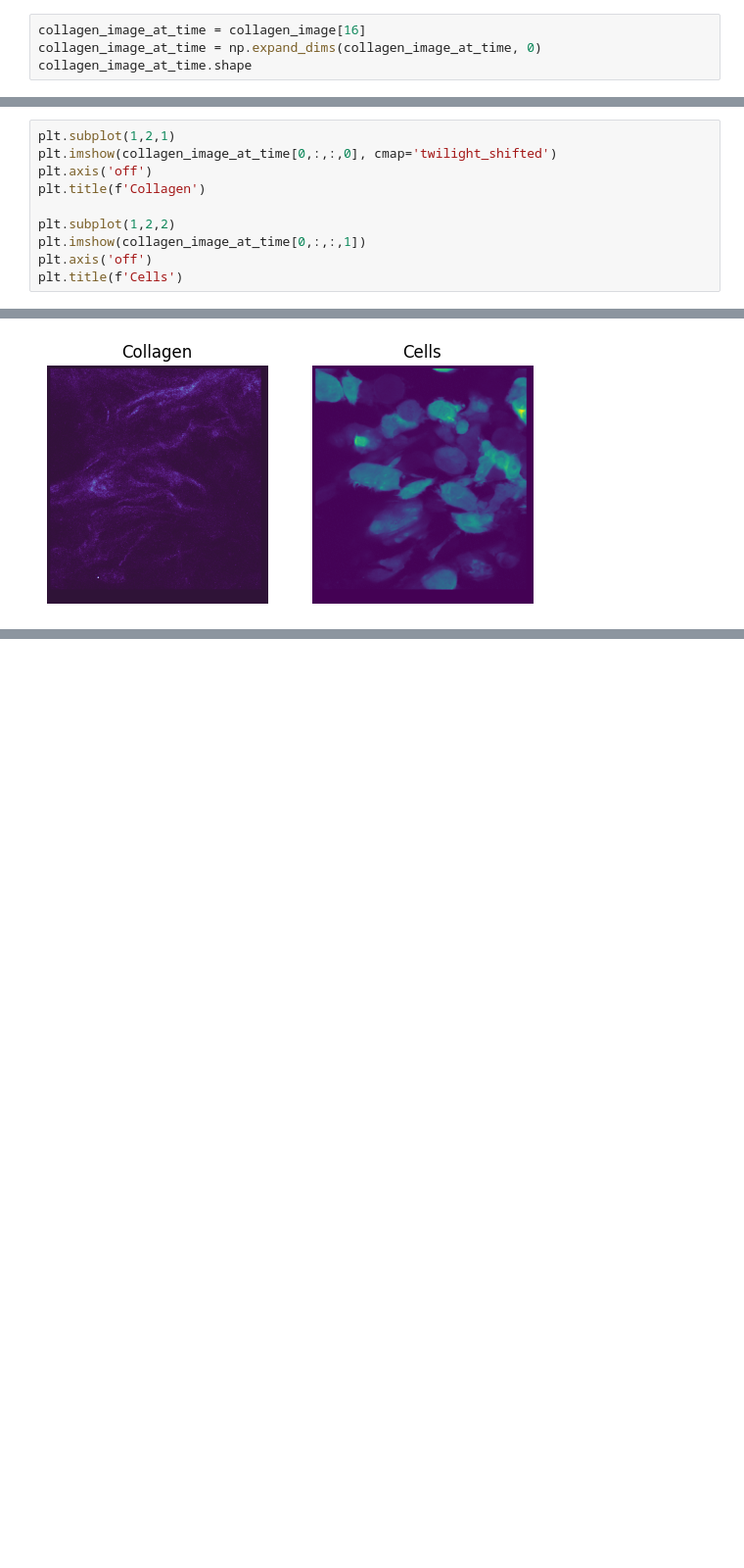
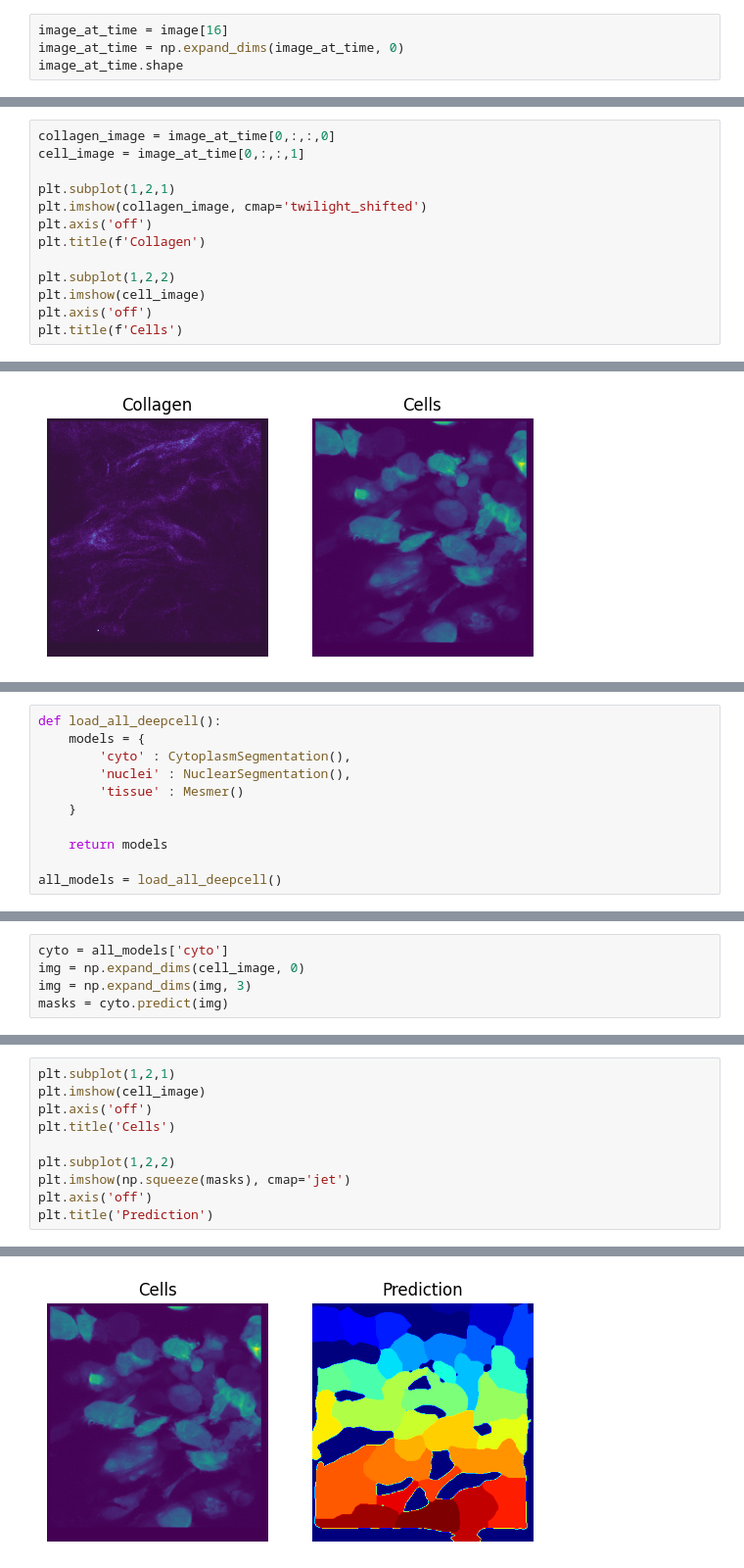
Before and after one commit to uw-loci/curvelets, a Jupyter notebook: src/CurveAlign_CT-FIRE/Cellanalysis/toolevaluation/deepcell_ex.ipynb, the cells around one changed output, grey strips where cells are left out. Shown at 98% size. Cells and saved outputs as stored; diff of their text form; blank space fills up the shorter version.

Commit message:
Wrap up examples for DeepCell

```diff
--- a/src/CurveAlign_CT-FIRE/Cellanalysis/toolevaluation/deepcell_ex.ipynb
+++ b/src/CurveAlign_CT-FIRE/Cellanalysis/toolevaluation/deepcell_ex.ipynb
@@ -25,9 +24,9 @@ collagen_image.shape
 # %% [markdown]
 Rather than treating this image as batches - which is what would happen if we don't index into `collagen_image` - we will look at just one time stamp and treat it as one batched image. To make sure we still keep the 4 dimensions as specified earlier, we use numpy to expand an empty dimension in the first axis.
 # %%
-collagen_image_at_time = collagen_image[16]
-collagen_image_at_time = np.expand_dims(collagen_image_at_time, 0)
-collagen_image_at_time.shape
+image_at_time = image[16]
+image_at_time = np.expand_dims(image_at_time, 0)
+image_at_time.shape
 # %% [output]
 (1, 368, 341, 2)
 # %% [markdown]
@@ -35,13 +34,16 @@ collagen_image_at_time.shape
 
 Now that we have formatted the image correctly, we can take a look at the channels to analyze
 # %%
+collagen_image = image_at_time[0,:,:,0]
+cell_image = image_at_time[0,:,:,1]
+
 plt.subplot(1,2,1)
-plt.imshow(collagen_image_at_time[0,:,:,0], cmap='twilight_shifted')
+plt.imshow(collagen_image, cmap='twilight_shifted')
 plt.axis('off')
 plt.title(f'Collagen')
 
 plt.subplot(1,2,2)
-plt.imshow(collagen_image_at_time[0,:,:,1])
+plt.imshow(cell_image)
 plt.axis('off')
 plt.title(f'Cells')
 # %% [output]
@@ -49,0 +71,11 @@ Text(0.5, 1.0, 'Cells')
+# %%
+def load_all_deepcell():
+    models = {
+        'cyto' : CytoplasmSegmentation(),
+        'nuclei' : NuclearSegmentation(),
+        'tissue' : Mesmer()
+    }
+
+    return models
+
+all_models = load_all_deepcell()
@@ -49,0 +100,5 @@ Text(0.5, 1.0, 'Cells')
+# %%
+cyto = all_models['cyto']
+img = np.expand_dims(cell_image, 0)
+img = np.expand_dims(img, 3)
+masks = cyto.predict(img)
@@ -49,0 +107,11 @@ Text(0.5, 1.0, 'Cells')
+# %%
+plt.subplot(1,2,1)
+plt.imshow(cell_image)
+plt.axis('off')
+plt.title('Cells')
+
+plt.subplot(1,2,2)
+plt.imshow(np.squeeze(masks), cmap='jet')
+plt.axis('off')
+plt.title('Prediction')
+# %% [output]
@@ -49,0 +119 @@ Text(0.5, 1.0, 'Cells')
+[figure, added]
```
Also changed, not shown: parts of 12 cells of this notebook.
